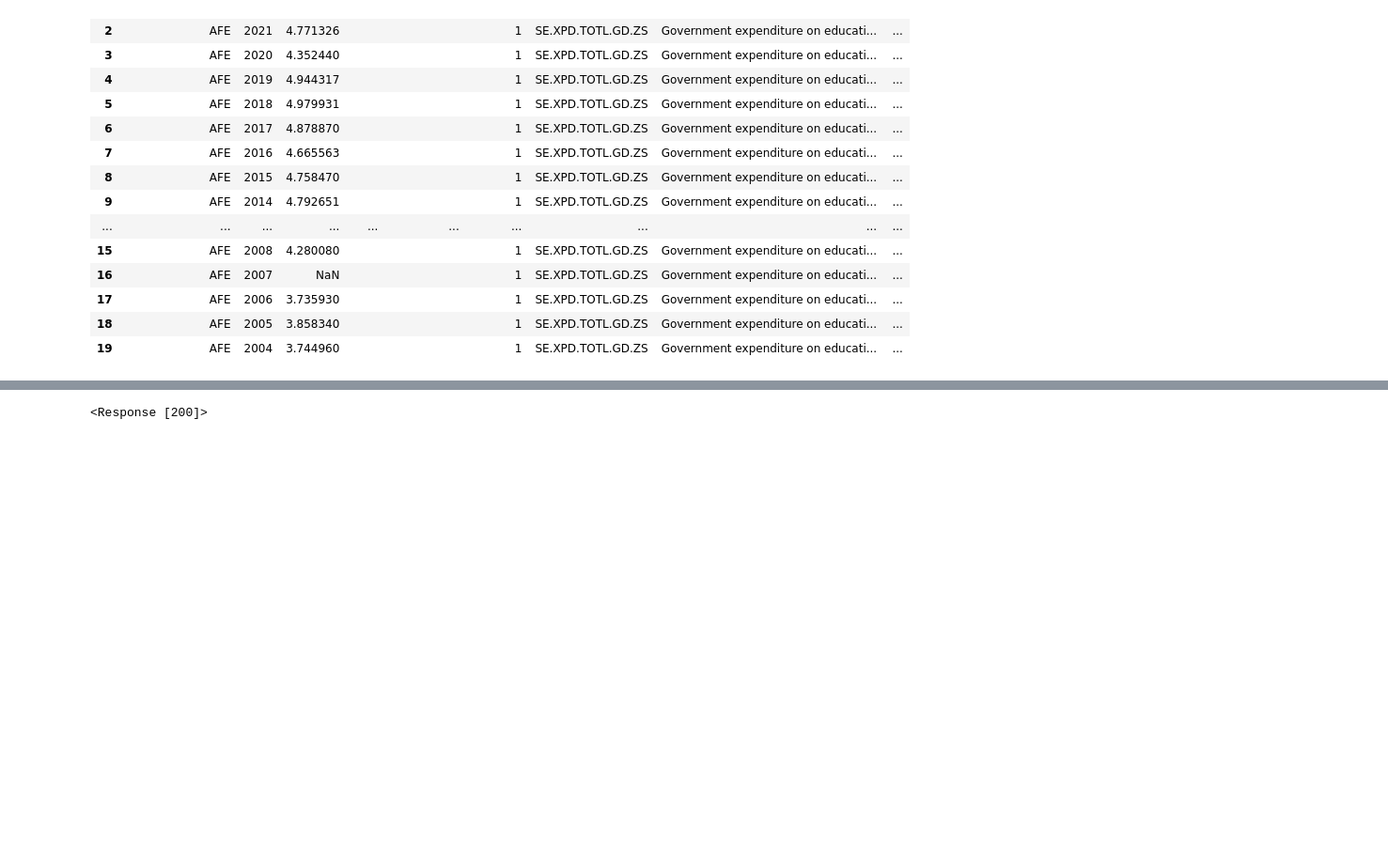
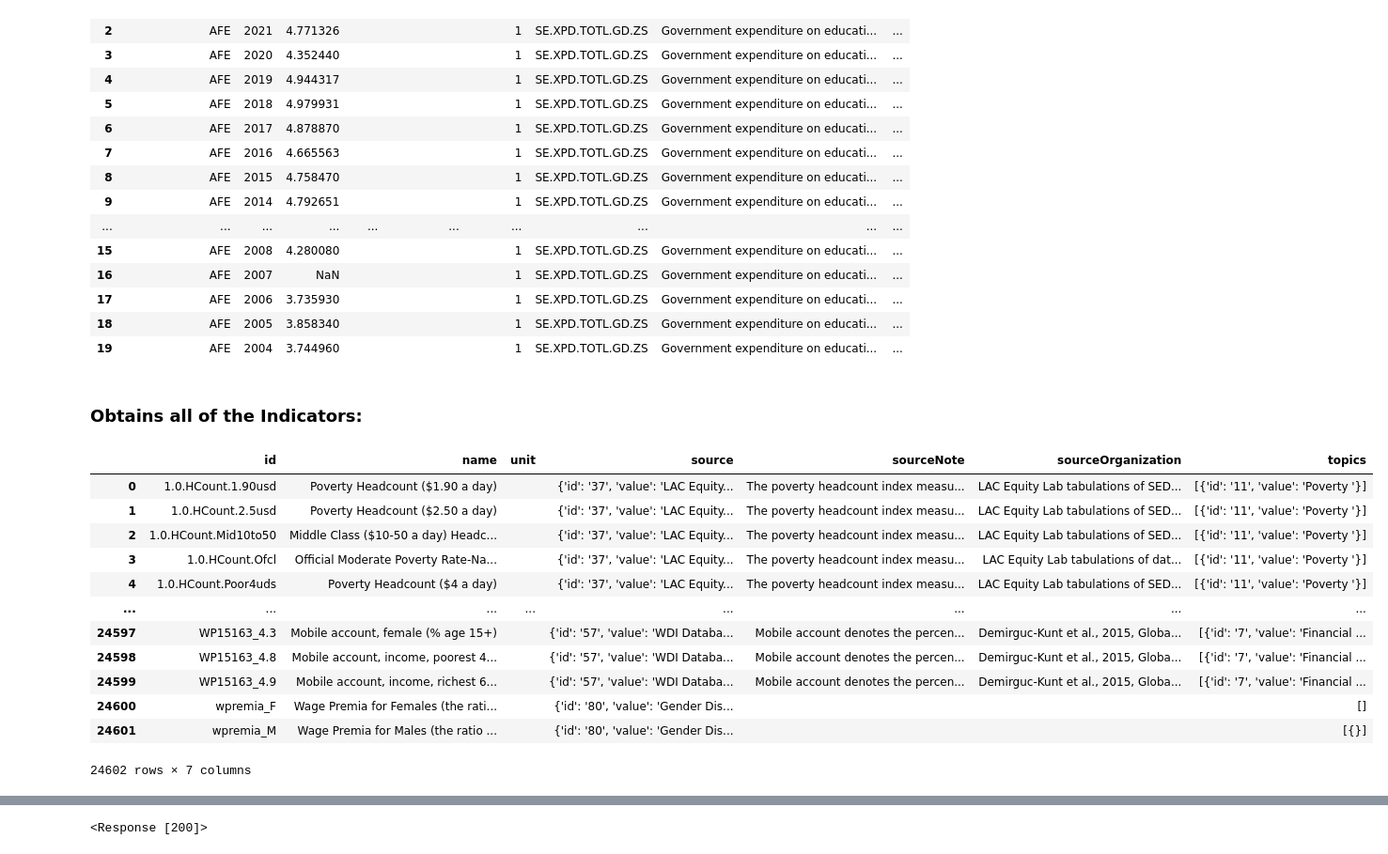
Before and after one commit to nss-data-science-cohort-8/api-exercise-MultidisciplinaryDeepDives, a Jupyter notebook: notebooks/APIs_in_python_UN_World_Bank_DS8.ipynb, the cells around one changed output, grey strips where cells are left out. Shown at 94% size. Saved outputs shown, nothing was run; the diff lists cells and outputs as text; code cells hidden in the pictures; blank space fills up the shorter version.

```diff
--- a/notebooks/APIs_in_python_UN_World_Bank_DS8.ipynb
+++ b/notebooks/APIs_in_python_UN_World_Bank_DS8.ipynb
@@ -612,3 +616,30 @@ gdp.head(20)
 | 17 | AFE | 2006 | 3.735930 |  |  | 1 | SE.XPD.TOTL.GD.ZS | Government expenditure on educati... | ... |
 | 18 | AFE | 2005 | 3.858340 |  |  | 1 | SE.XPD.TOTL.GD.ZS | Government expenditure on educati... | ... |
 | 19 | AFE | 2004 | 3.744960 |  |  | 1 | SE.XPD.TOTL.GD.ZS | Government expenditure on educati... | ... |
+# %% [markdown]
+### Obtains all of the Indicators:
+# %%
+#from SD
+def get_all_data(endpoint, params = {"format": "json"}):
+    response = requests.get(endpoint, params = params)
+    [metadata, data] = response.json()
+    if int(metadata["total"]) > int(metadata["per_page"]):
+        params["per_page"] = metadata["total"]
+        response = requests.get(endpoint, params = params)
+        [metadata, data] = response.json()
+    return pd.DataFrame(data)
+get_all_data(endpoint = 'http://api.worldbank.org/v2/indicator')
+# %% [output]
+|  | id | name | unit | source | sourceNote | sourceOrganization | topics |
+| 0 | 1.0.HCount.1.90usd | Poverty Headcount ($1.90 a day) |  | {'id': '37', 'value': 'LAC Equity... | The poverty headcount index measu... | LAC Equity Lab tabulations of SED... | [{'id': '11', 'value': 'Poverty '}] |
+| 1 | 1.0.HCount.2.5usd | Poverty Headcount ($2.50 a day) |  | {'id': '37', 'value': 'LAC Equity... | The poverty headcount index measu... | LAC Equity Lab tabulations of SED... | [{'id': '11', 'value': 'Poverty '}] |
+| 2 | 1.0.HCount.Mid10to50 | Middle Class ($10-50 a day) Headc... |  | {'id': '37', 'value': 'LAC Equity... | The poverty headcount index measu... | LAC Equity Lab tabulations of SED... | [{'id': '11', 'value': 'Poverty '}] |
+| 3 | 1.0.HCount.Ofcl | Official Moderate Poverty Rate-Na... |  | {'id': '37', 'value': 'LAC Equity... | The poverty headcount index measu... | LAC Equity Lab tabulations of dat... | [{'id': '11', 'value': 'Poverty '}] |
+| 4 | 1.0.HCount.Poor4uds | Poverty Headcount ($4 a day) |  | {'id': '37', 'value': 'LAC Equity... | The poverty headcount index measu... | LAC Equity Lab tabulations of SED... | [{'id': '11', 'value': 'Poverty '}] |
+| ... | ... | ... | ... | ... | ... | ... | ... |
+| 24597 | WP15163_4.3 | Mobile account, female (% age 15+) |  | {'id': '57', 'value': 'WDI Databa... | Mobile account denotes the percen... | Demirguc-Kunt et al., 2015, Globa... | [{'id': '7', 'value': 'Financial ... |
+| 24598 | WP15163_4.8 | Mobile account, income, poorest 4... |  | {'id': '57', 'value': 'WDI Databa... | Mobile account denotes the percen... | Demirguc-Kunt et al., 2015, Globa... | [{'id': '7', 'value': 'Financial ... |
+| 24599 | WP15163_4.9 | Mobile account, income, richest 6... |  | {'id': '57', 'value': 'WDI Databa... | Mobile account denotes the percen... | Demirguc-Kunt et al., 2015, Globa... | [{'id': '7', 'value': 'Financial ... |
+| 24600 | wpremia_F | Wage Premia for Females (the rati... |  | {'id': '80', 'value': 'Gender Dis... |  |  | [] |
+| 24601 | wpremia_M | Wage Premia for Males (the ratio ... |  | {'id': '80', 'value': 'Gender Dis... |  |  | [{}] |
+24602 rows × 7 columns
```
Also changed, not shown: parts of 11 cells of this notebook.
